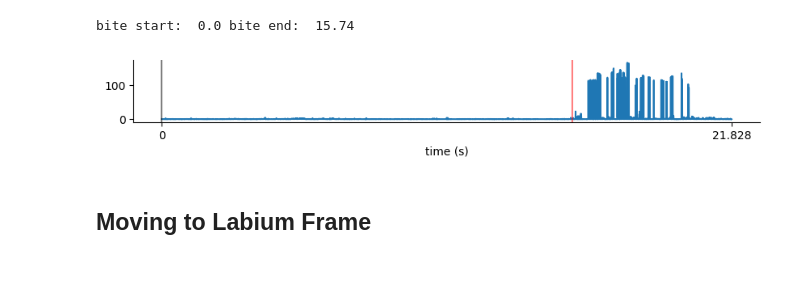
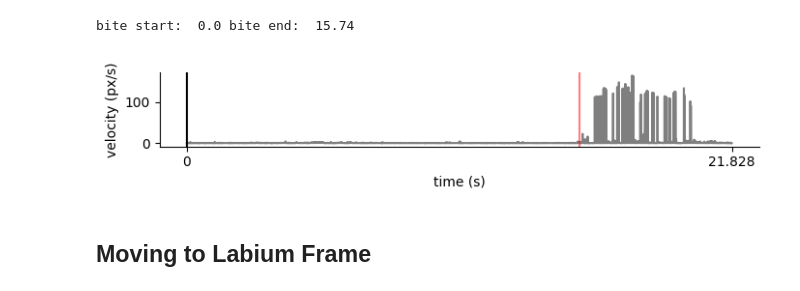
Before and after one commit to shivChitinous/bite-tracks, a Jupyter notebook: biteAnalysis.ipynb, the cells around one changed output. Saved outputs shown, nothing was run; the diff lists cells and outputs as text; code cells hidden in the pictures.

Commit message:
Update plot parameters

```diff
--- a/biteAnalysis.ipynb
+++ b/biteAnalysis.ipynb
@@ -41,14 +41,14 @@ print("bite start: ", t_bite_start, "bite end: ", t_bite_end)
 # %% [output]
 bite start:  0.0 bite end:  15.74
 # %%
-plt.figure(figsize = (10,1))
-plt.plot(vel_lab3);
-plt.axvline(t_bite_start*n/T,color='k',alpha=0.5); plt.axvline(t_bite_end*n/T,color='r',alpha=0.5);
+plt.figure(figsize = (8,1))
+plt.plot(vel_lab3,color='k',alpha=0.5);
+plt.axvline(t_bite_start*n/T,color='k'); plt.axvline(t_bite_end*n/T,color='r',alpha=0.5);
 sns.despine();
-plt.xticks([0,n],[0,T]); plt.xlabel('time (s)');
+plt.xticks([0,n],[0,T]); plt.xlabel('time (s)'); plt.ylabel('velocity (px/s)');
 plt.savefig(plot_folder+"bite_segmentation.pdf",bbox_inches = "tight")
 # %% [output]
-[figure, old version]
+[figure, new version]
 # %% [markdown]
 ## Moving to Labium Frame
 # %%
```
Also changed, not shown: parts of 7 cells of this notebook, 15 other files.
